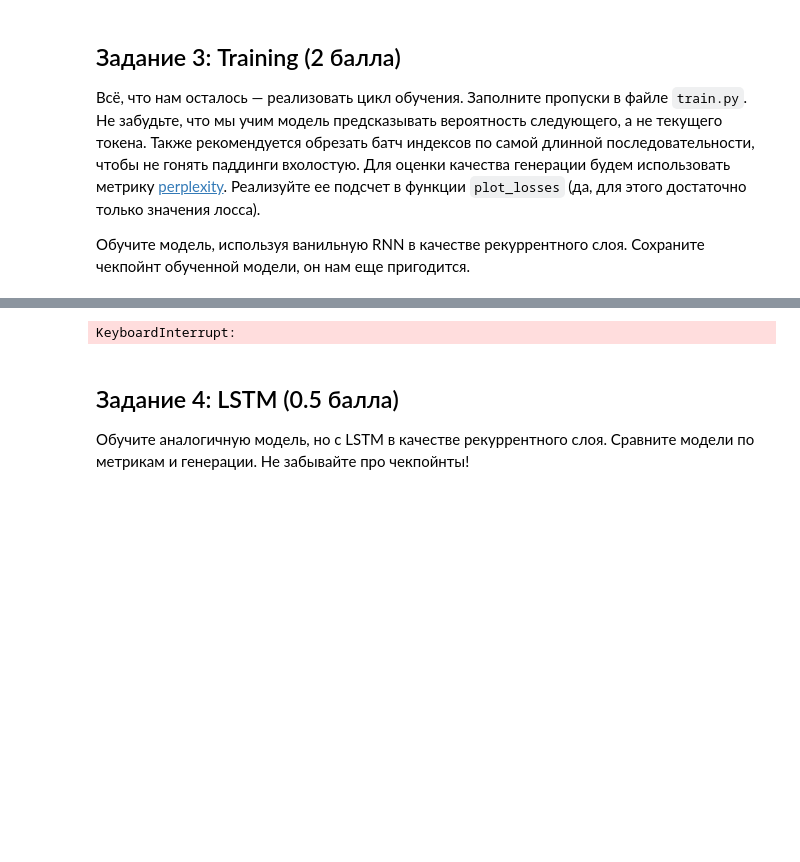
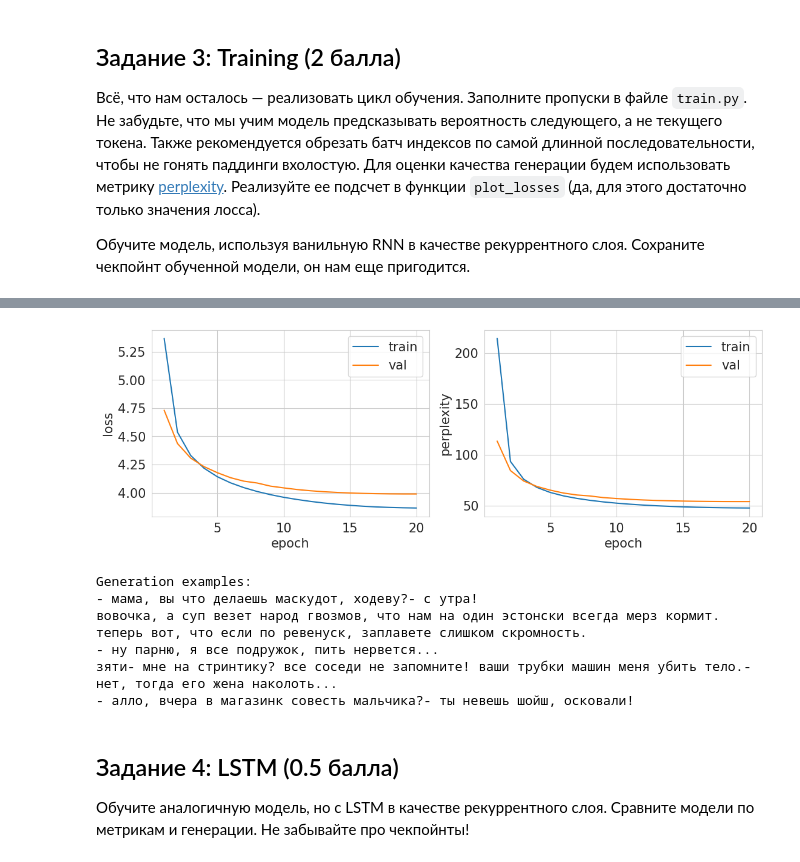
Before and after one commit to arimmean/rnn, a Jupyter notebook: shw-03-rnn.ipynb, the cells around one changed output, grey strips where cells are left out. Drawn from its saved outputs; the diff is of its cells as text; code cells hidden in the pictures; blank space fills up the shorter version.

```diff
--- a/shw-03-rnn.ipynb
+++ b/shw-03-rnn.ipynb
@@ -115,20 +113,28 @@ from train import train
+# %%
+device = torch.device('cpu')
 # %%
 # YOUR CODE HERE (⊃｡•́‿•̀｡)⊃━✿✿✿✿✿✿
 epochs = 20
 learning_rate = 1e-3
-
+wd = 1e-5
 
 train_dataset = TextDataset(data_file='jokes.txt', train=True, sp_model_prefix='bpe')
 valid_dataset = TextDataset(data_file='jokes.txt', train=False, sp_model_prefix='bpe')
 
 train_loader = DataLoader(train_dataset, batch_size=256, shuffle=True)
 val_loader = DataLoader(valid_dataset, batch_size=256, shuffle=False)
 
 model = LanguageModel(train_dataset).to(device)
-optimizer = torch.optim.Adam(model.parameters(), lr=learning_rate)
+optimizer = torch.optim.Adam(model.parameters(), lr=learning_rate, weight_decay=wd)
 scheduler = torch.optim.lr_scheduler.CosineAnnealingLR(optimizer, T_max=epochs)
 criterion = nn.CrossEntropyLoss(ignore_index=train_dataset.pad_id)
 train(model, optimizer, scheduler, train_loader, val_loader, epochs)
 torch.save(model.state_dict(), f'rnn.pth')
 # %% [output]
+[figure, added]
-KeyboardInterrupt:
+Generation examples:
+- мама, вы что делаешь маскудот, ходеву?- с утра!
+вовочка, а суп везет народ гвозмов, что нам на один эстонски всегда мерз кормит. теперь вот, что если по ревенуск, заплавете слишком скромность.
+- ну парню, я все подружок, пить нервется...
+зяти- мне на стринтику? все соседи не запомните! ваши трубки машин меня убить тело.- нет, тогда его жена наколоть...
+- алло, вчера в магазинк совесть мальчика?- ты невешь шойш, осковали!
```
Also changed, not shown: parts of 12 cells of this notebook, 4 other files.
